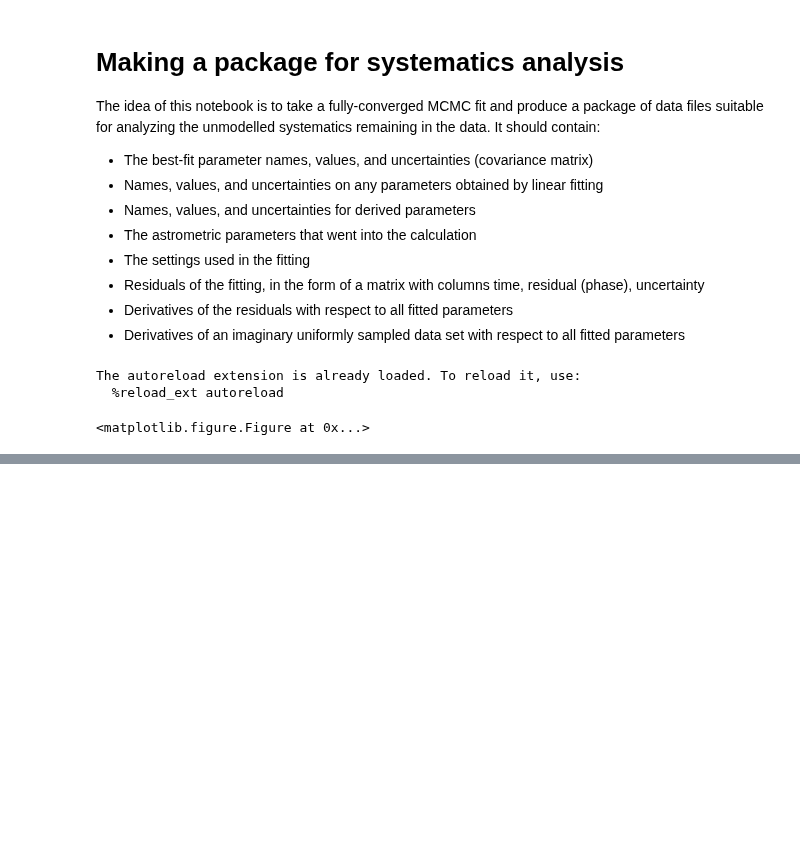
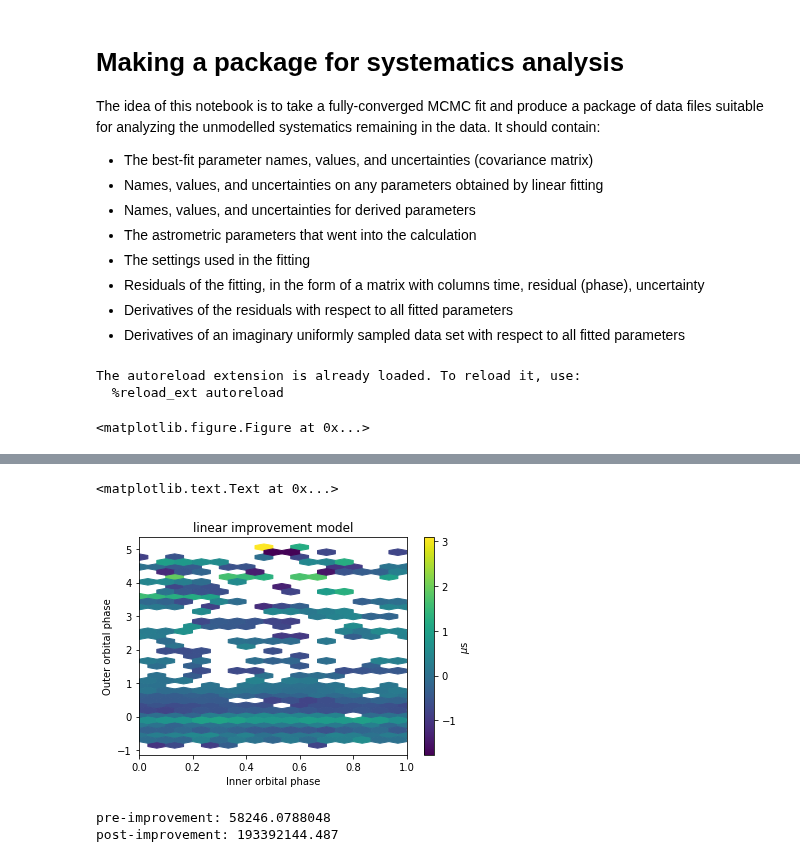
Before and after one commit to aarchiba/triplesystem, a Jupyter notebook: code-v1/k-systematics-package.ipynb, the cells around one changed output, grey strips where cells are left out. Saved outputs shown, nothing was run; the diff lists cells and outputs as text; code cells hidden in the pictures; blank space fills up the shorter version.

```diff
--- a/code-v1/k-systematics-package.ipynb
+++ b/code-v1/k-systematics-package.ipynb
@@ -287,0 +325,25 @@ F.efac
+# %%
+v = (residuals-r.residuals)
+threebody.hexplot(F.best_parameters, F.mjds,
+                  v/F.reference_f0*1e6,
+                  gridsize=(15,20))
+plt.colorbar(label=r"$\mu$s")
+plt.title("linear improvement model")
+# %% [output]
+<matplotlib.text.Text at 0x...>
+[figure, added]
+# %%
+bp = F.best_parameters.copy()
+for p in F.parameters:
+    i = params.index(p)
+    bp[p] -= r.x[i]
+pre = F.goodness_of_fit(F.best_parameters)
+print "pre-improvement:", pre
+post = F.goodness_of_fit(bp)
+print "post-improvement:", post
+if post<pre:
+    with open("derivative-best-parameters.pickle","wb") as f:
+        pickle.dump(bp, f)
+# %% [output]
+pre-improvement: 58246.0788048
+post-improvement: 193392144.487
```
Also changed, not shown: parts of 30 cells of this notebook, 13 other files.
